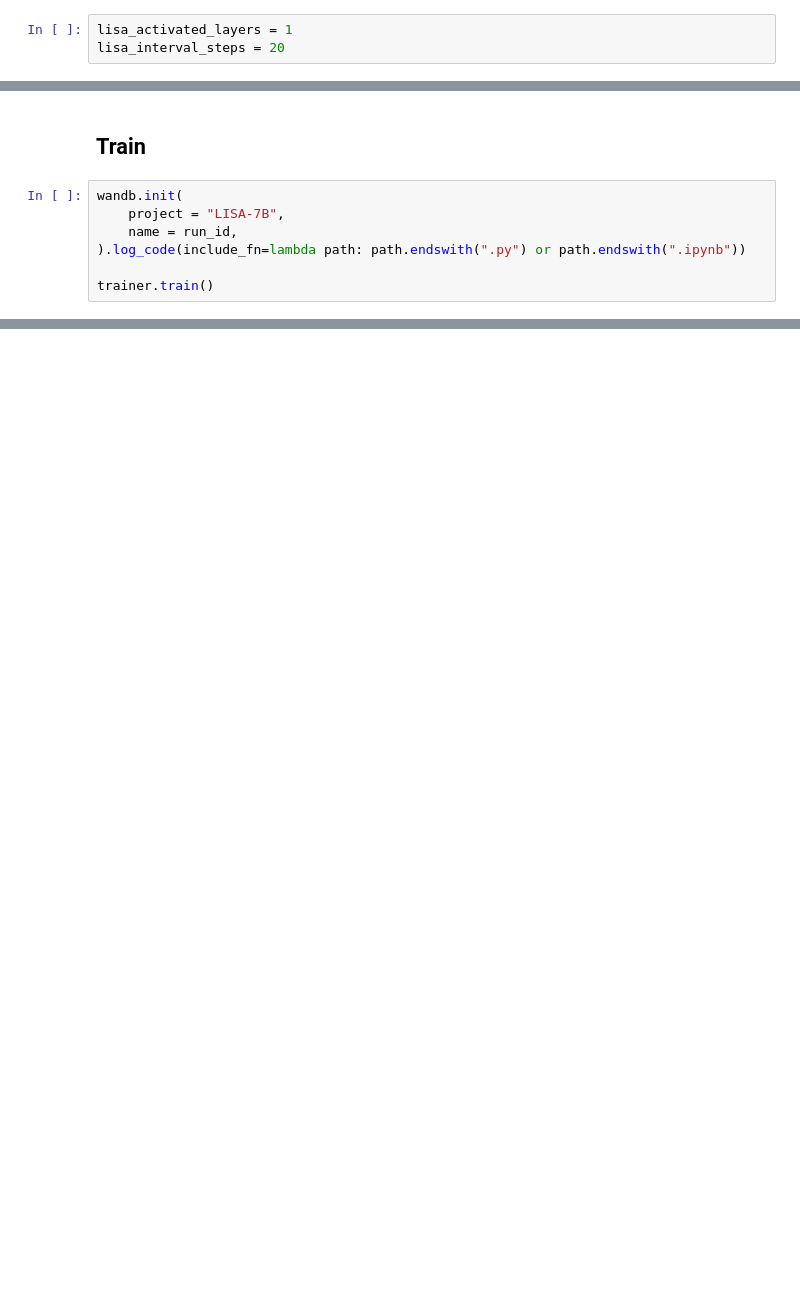
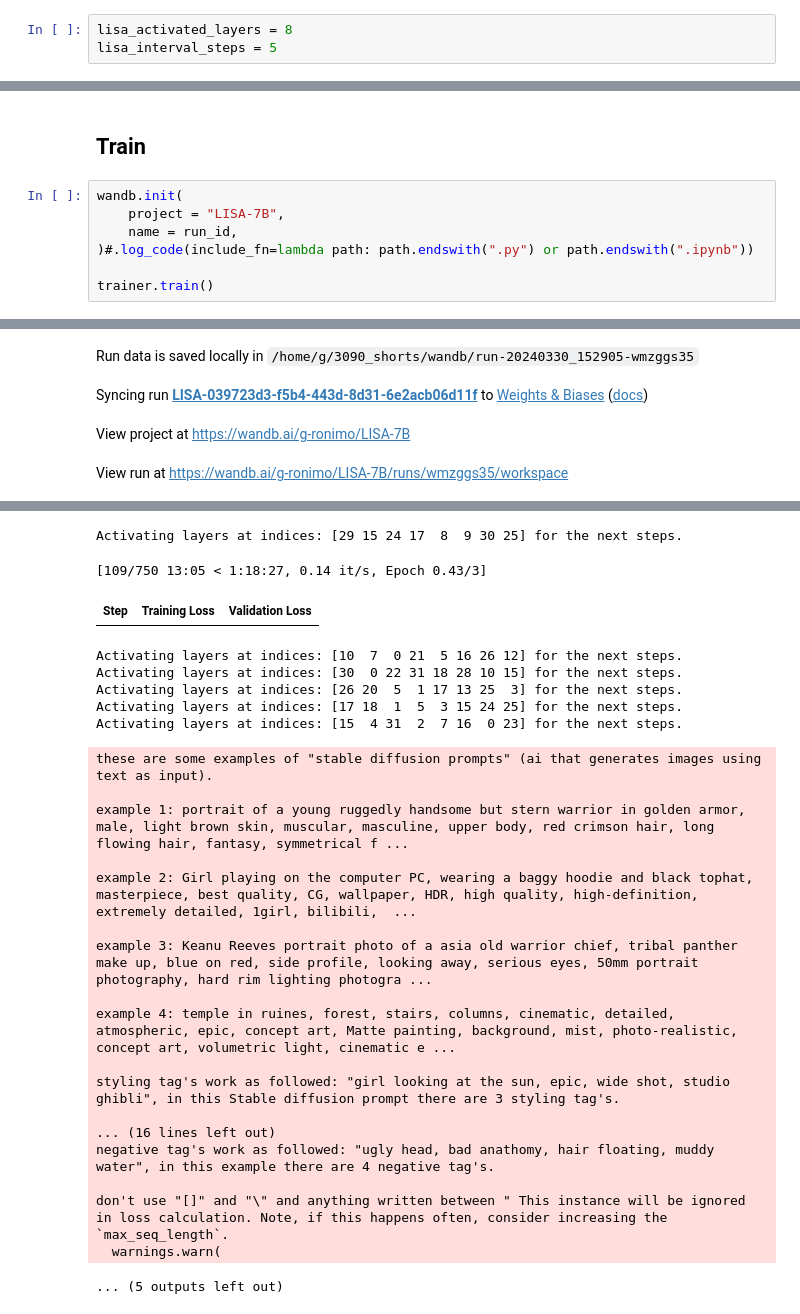
Before and after one commit to geronimi73/3090_shorts, a Jupyter notebook: nb_LISA_llama2-7b.ipynb, the cells around one changed output, grey strips where cells are left out. Saved outputs shown, nothing was run; the diff lists cells and outputs as text; blank space fills up the shorter version.

Commit message:
improve lisa hyperparams according to paper

```diff
--- a/nb_LISA_llama2-7b.ipynb
+++ b/nb_LISA_llama2-7b.ipynb
@@ -101,6 +117,6 @@ trainer = SFTTrainer(
 # %%
-lisa_activated_layers = 1
-lisa_interval_steps = 20
+lisa_activated_layers = 8
+lisa_interval_steps = 5
 # %%
 from transformers import TrainerCallback
 import numpy as np
@@ -162,6 +178,7 @@ trainer.add_callback(dynamic_layer_activation_callback)
 wandb.init(
     project = "LISA-7B",
     name = run_id,
-).log_code(include_fn=lambda path: path.endswith(".py") or path.endswith(".ipynb"))
+)#.log_code(include_fn=lambda path: path.endswith(".py") or path.endswith(".ipynb"))
 
 trainer.train()
+# %% [output]
@@ -167,0 +188,4 @@ trainer.train()
+Run data is saved locally in /home/g/3090_shorts/wandb/run-20240330_152905-wmzggs35
+Syncing run LISA-039723d3-f5b4-443d-8d31-6e2acb06d11f to Weights & Biases (docs)
+View project at https://wandb.ai/g-ronimo/LISA-7B
+View run at https://wandb.ai/g-ronimo/LISA-7B/runs/wmzggs35/workspace
@@ -167,0 +210,26 @@ trainer.train()
+Activating layers at indices: [29 15 24 17  8  9 30 25] for the next steps.
+[109/750 13:05 < 1:18:27, 0.14 it/s, Epoch 0.43/3]
+| Step | Training Loss | Validation Loss |
+Activating layers at indices: [10  7  0 21  5 16 26 12] for the next steps.
+Activating layers at indices: [30  0 22 31 18 28 10 15] for the next steps.
+Activating layers at indices: [26 20  5  1 17 13 25  3] for the next steps.
+Activating layers at indices: [17 18  1  5  3 15 24 25] for the next steps.
+Activating layers at indices: [15  4 31  2  7 16  0 23] for the next steps.
+these are some examples of "stable diffusion prompts" (ai that generates images using text as input).
+
+example 1: portrait of a young ruggedly handsome but stern warrior in golden armor, male, light brown skin, muscular, masculine, upper body, red crimson hair, long flowing hair, fantasy, symmetrical f ...
+
+example 2: Girl playing on the computer PC, wearing a baggy hoodie and black tophat, masterpiece, best quality, CG, wallpaper, HDR, high quality, high-definition, extremely detailed, 1girl, bilibili,  ...
+
+example 3: Keanu Reeves portrait photo of a asia old warrior chief, tribal panther make up, blue on red, side profile, looking away, serious eyes, 50mm portrait photography, hard rim lighting photogra ...
+
+example 4: temple in ruines, forest, stairs, columns, cinematic, detailed, atmospheric, epic, concept art, Matte painting, background, mist, photo-realistic, concept art, volumetric light, cinematic e ...
+
+styling tag's work as followed: "girl looking at the sun, epic, wide shot, studio ghibli", in this Stable diffusion prompt there are 3 styling tag's.
+
+... (16 lines left out)
+negative tag's work as followed: "ugly head, bad anathomy, hair floating, muddy water", in this example there are 4 negative tag's.
+
+don't use "[]" and "\" and anything written between " This instance will be ignored in loss calculation. Note, if this happens often, consider increasing the `max_seq_length`.
+  warnings.warn(
+... (5 outputs left out)
```
Also changed, not shown: parts of 7 cells of this notebook.
